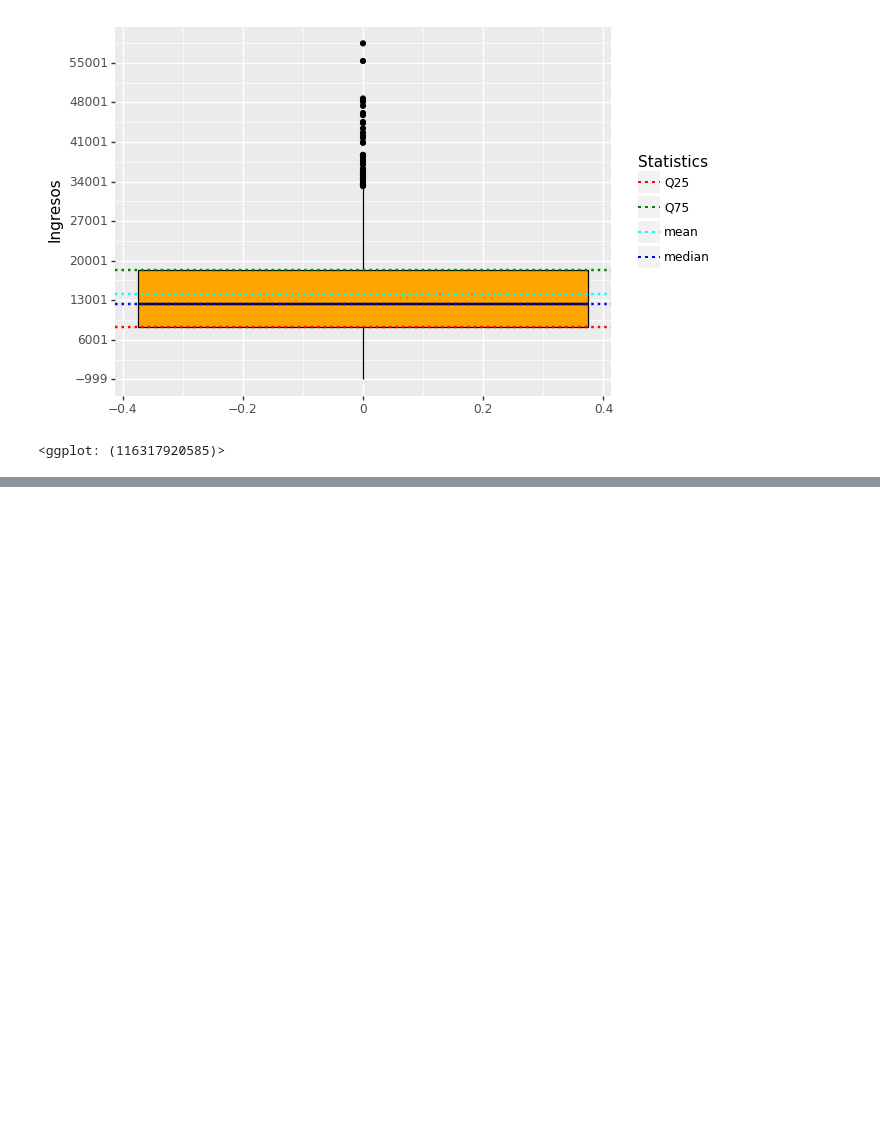
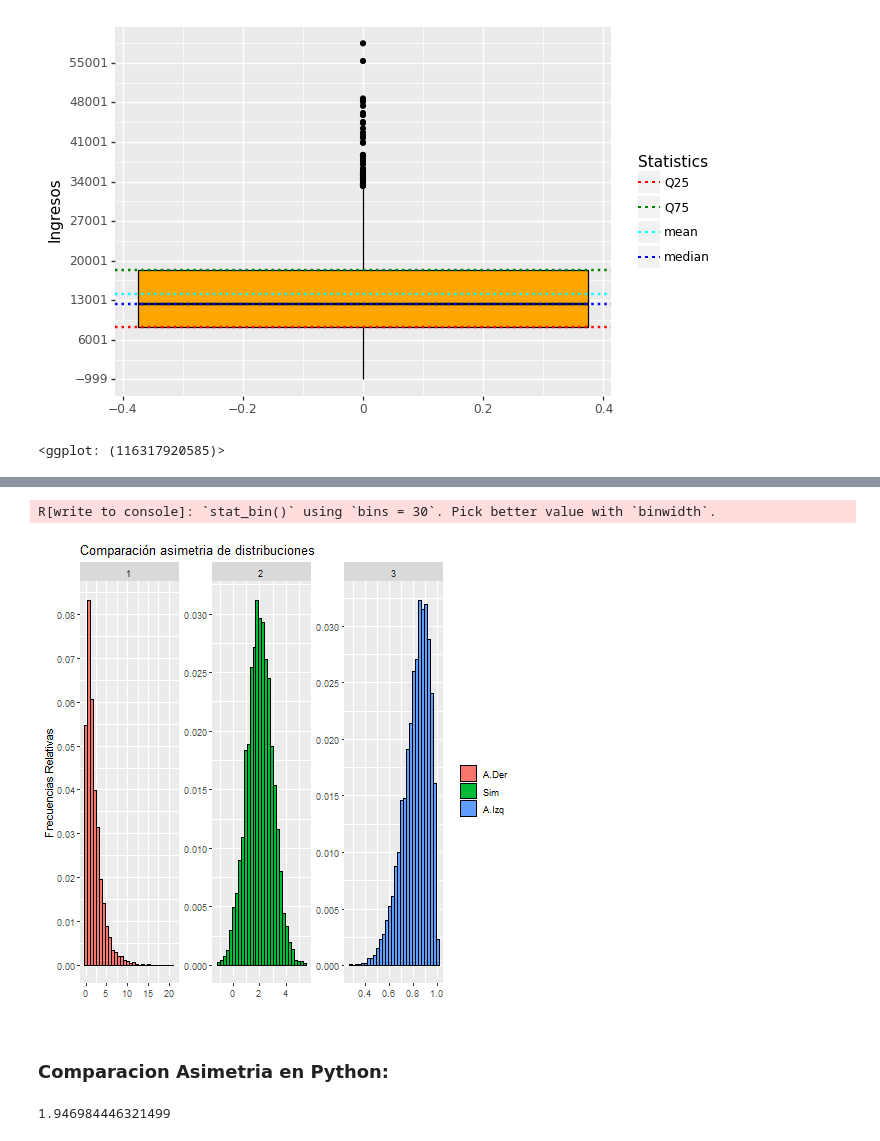
Before and after one commit to FabioScielzoOrtiz/Estadistica4all-blog, a Jupyter notebook: Descriptive Statisitcs in Python and R/Descriptive Statistics with Python and R.ipynb, the cells around one changed output, grey strips where cells are left out. Saved outputs shown, nothing was run; the diff lists cells and outputs as text; code cells hidden in the pictures; blank space fills up the shorter version.

```diff
--- a/Descriptive Statisitcs in Python and R/Descriptive Statistics with Python and R.ipynb
+++ b/Descriptive Statisitcs in Python and R/Descriptive Statistics with Python and R.ipynb
@@ -2971,0 +3154,28 @@ ggplot( data_Python )
+# %%
+%%R
+
+df<-as.data.frame(cbind(c(X1,X2,X3), grupo=c(rep(1,5000), rep(2,5000),rep(3,5000))))
+
+ggplot(data = df , aes(x=V1, fill=factor(grupo)))+
+geom_histogram(aes(y = after_stat(count/sum(count))) , color="black")+
+  facet_wrap(grupo~., scales="free", ncol = 3)+
+ scale_y_continuous( n.breaks = 10 )+
+  scale_x_continuous(n.breaks = 5)+
+  ggtitle("Comparación asimetria de distribuciones")+
+  ylab("Frecuencias Relativas")+ xlab("")+
+  scale_fill_discrete(labels = c("A.Der", "Sim", "A.Izq"))+
+  guides(fill = guide_legend(title = " "),
+         colour = guide_legend(title = " "))
+# %% [output]
+R[write to console]: `stat_bin()` using `bins = 30`. Pick better value with `binwidth`.
+[figure, added]
+# %% [markdown]
+### Comparacion Asimetria en Python:
+# %%
+np.random.seed(123)
+
+X1 = np.random.chisquare(df=2, size=5000)
+
+scipy.stats.skew(X1)
+# %% [output]
+1.946984446321499
```
Also changed, not shown: parts of 25 cells of this notebook.
